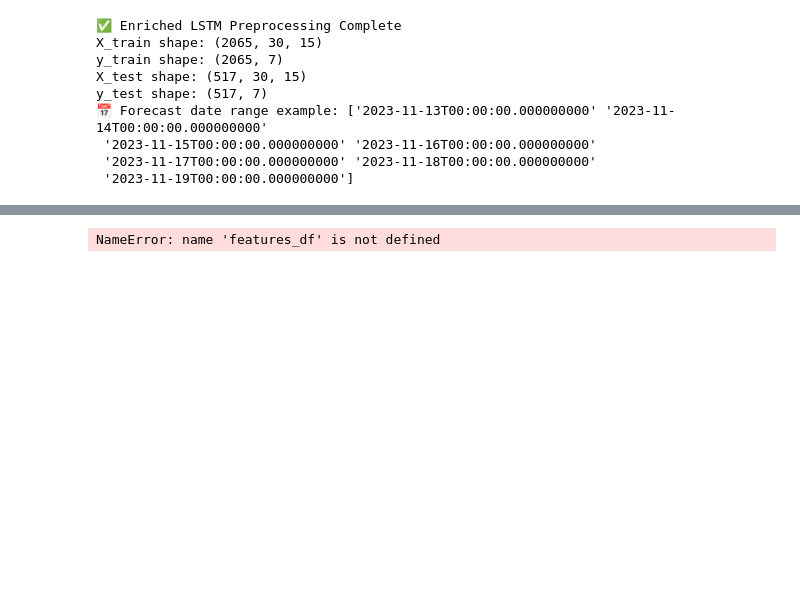
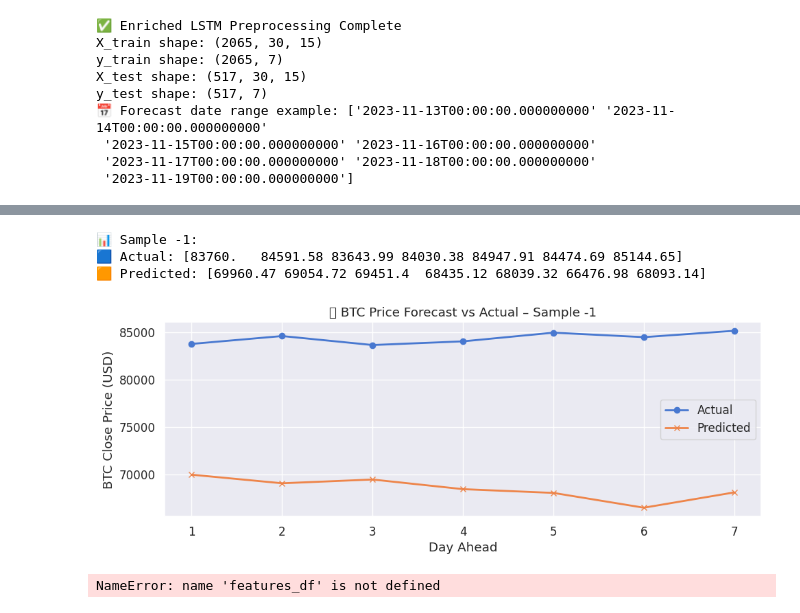
Before and after one commit to cimem37/Cryptocurrency-Forecasting, a Jupyter notebook: Untitled5.ipynb, the cells around one changed output, grey strips where cells are left out. Drawn from its saved outputs; the diff is of its cells as text; code cells hidden in the pictures; blank space fills up the shorter version.

```diff
--- a/Untitled5.ipynb
+++ b/Untitled5.ipynb
@@ -501,0 +494,39 @@ for idx in sample_indices:
+# %%
+import matplotlib.pyplot as plt
+import numpy as np
+
+# Inverse transform for the close prices
+close_index = list(df.columns).index("close")
+close_scaler = MinMaxScaler()
+close_scaler.fit(df.iloc[:, close_index:close_index+1])  # Fit only on close prices
+
+# Adjust how many recent samples you want to visualize
+samples_to_plot = 1
+start_index = -samples_to_plot
+
+for idx in range(start_index, 0):
+    true_scaled = y_test_recent[idx]
+    pred_scaled = y_pred_scaled[idx]
+
+    true_prices = close_scaler.inverse_transform(true_scaled.reshape(-1, 1)).flatten()
+    pred_prices = close_scaler.inverse_transform(pred_scaled.reshape(-1, 1)).flatten()
+
+    print(f"\n📊 Sample {idx}:")
+    print("🟦 Actual:", np.round(true_prices, 2))
+    print("🟧 Predicted:", np.round(pred_prices, 2))
+
+    plt.figure(figsize=(10, 4))
+    plt.plot(range(1, 8), true_prices, marker='o', label='Actual', linewidth=2)
+    plt.plot(range(1, 8), pred_prices, marker='x', label='Predicted', linewidth=2)
+    plt.title(f"📉 BTC Price Forecast vs Actual – Sample {idx}")
+    plt.xlabel("Day Ahead")
+    plt.ylabel("BTC Close Price (USD)")
+    plt.grid(True)
+    plt.legend()
+    plt.tight_layout()
+    plt.show()
+# %% [output]
+📊 Sample -1:
+🟦 Actual: [83760.   84591.58 83643.99 84030.38 84947.91 84474.69 85144.65]
+🟧 Predicted: [69960.47 69054.72 69451.4  68435.12 68039.32 66476.98 68093.14]
+[figure, added]
```
Also changed, not shown: parts of 6 cells of this notebook.
